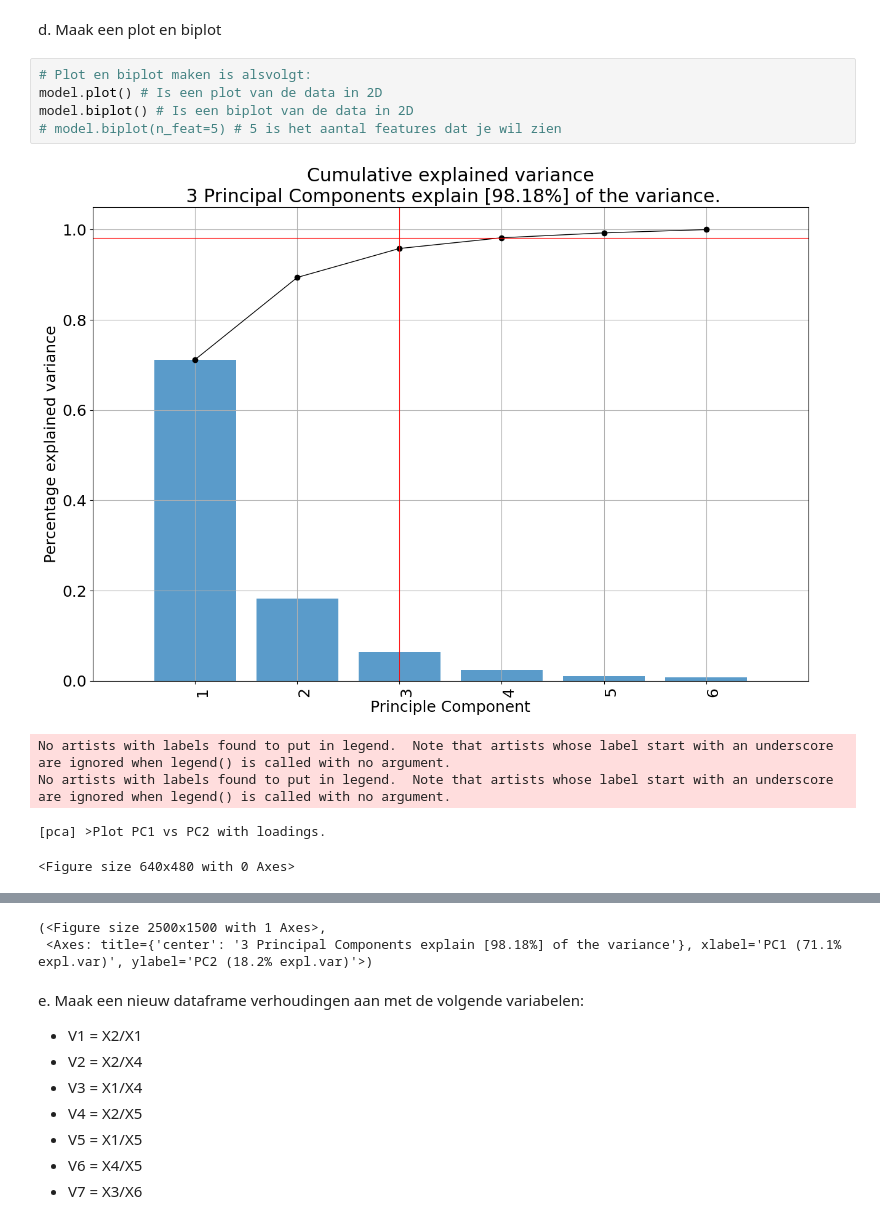
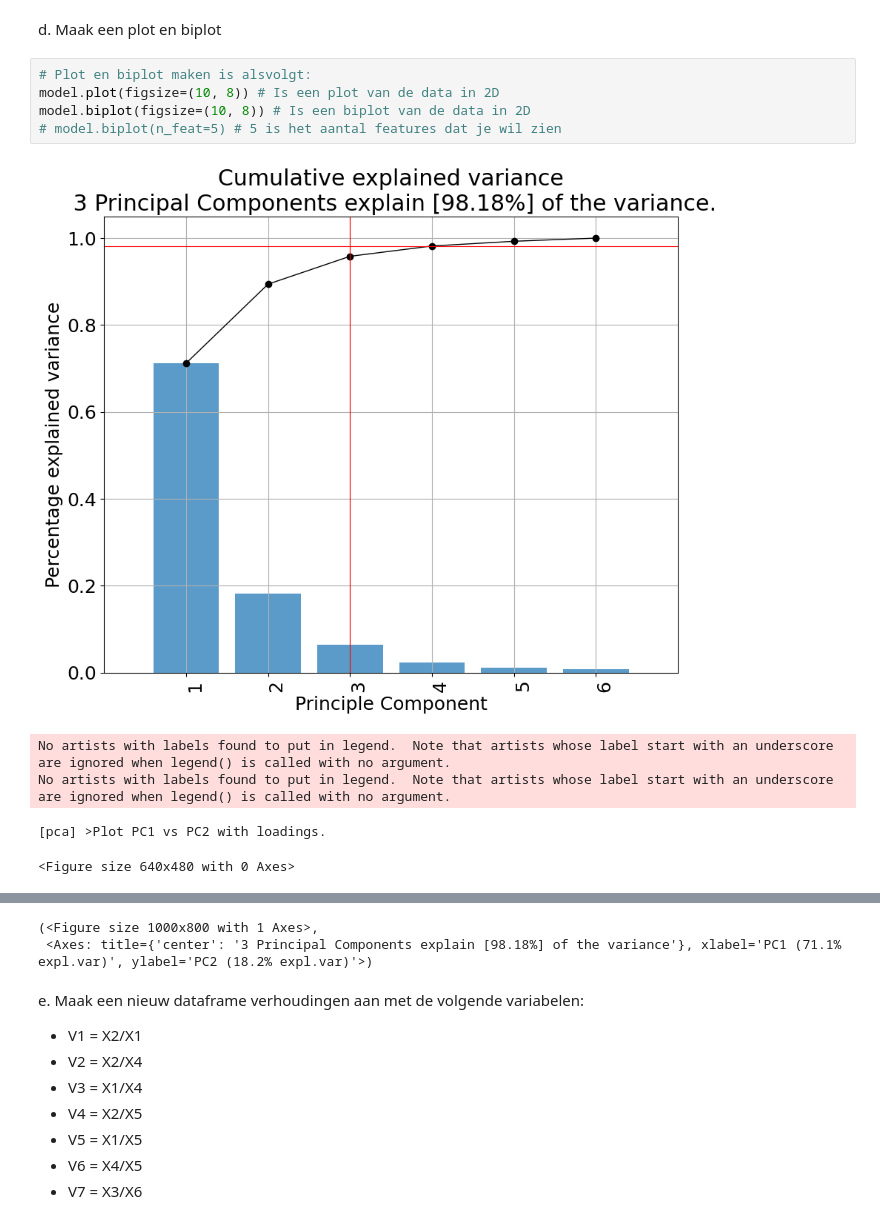
Before and after one commit to EliasDeHondt/DataScience1, a Jupyter notebook: W23P4/2 Goblet.ipynb, the cells around one changed output, grey strips where cells are left out. Cells and saved outputs as stored; diff of their text form.

```diff
--- a/W23P4/2 Goblet.ipynb
+++ b/W23P4/2 Goblet.ipynb
@@ -63,11 +63,11 @@ array([0.71196296, 0.89399253, 0.95811715, 0.98184987, 0.99273215,
 d.	Maak een plot en biplot
 # %%
 # Plot en biplot maken is alsvolgt:
-model.plot() # Is een plot van de data in 2D
-model.biplot() # Is een biplot van de data in 2D
+model.plot(figsize=(10, 8)) # Is een plot van de data in 2D
+model.biplot(figsize=(10, 8)) # Is een biplot van de data in 2D
 # model.biplot(n_feat=5) # 5 is het aantal features dat je wil zien
 # %% [output]
-[figure, old version]
+[figure, new version]
 No artists with labels found to put in legend.  Note that artists whose label start with an underscore are ignored when legend() is called with no argument.
 No artists with labels found to put in legend.  Note that artists whose label start with an underscore are ignored when legend() is called with no argument.
 [pca] >Plot PC1 vs PC2 with loadings.
@@ -76,4 +76,4 @@ No artists with labels found to put in legend.  Note that artists whose label st
-(<Figure size 2500x1500 with 1 Axes>,
+(<Figure size 1000x800 with 1 Axes>,
  <Axes: title={'center': '3 Principal Components explain [98.18%] of the variance'}, xlabel='PC1 (71.1% expl.var)', ylabel='PC2 (18.2% expl.var)'>)
 # %% [markdown]
 e.	Maak een nieuw dataframe verhoudingen aan met de volgende variabelen:
```
Also changed, not shown: parts of 2 cells of this notebook, 1 other file.
